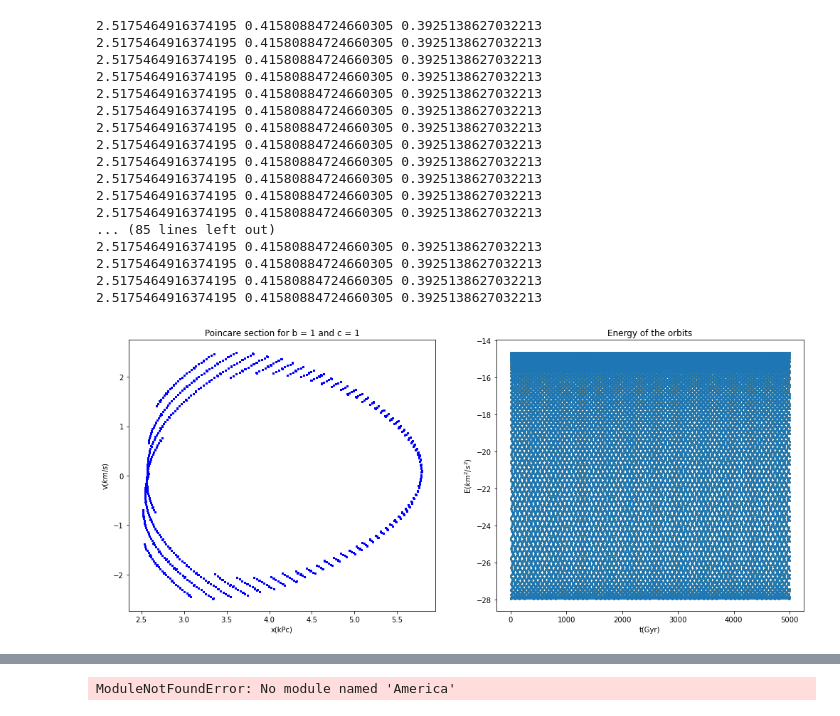
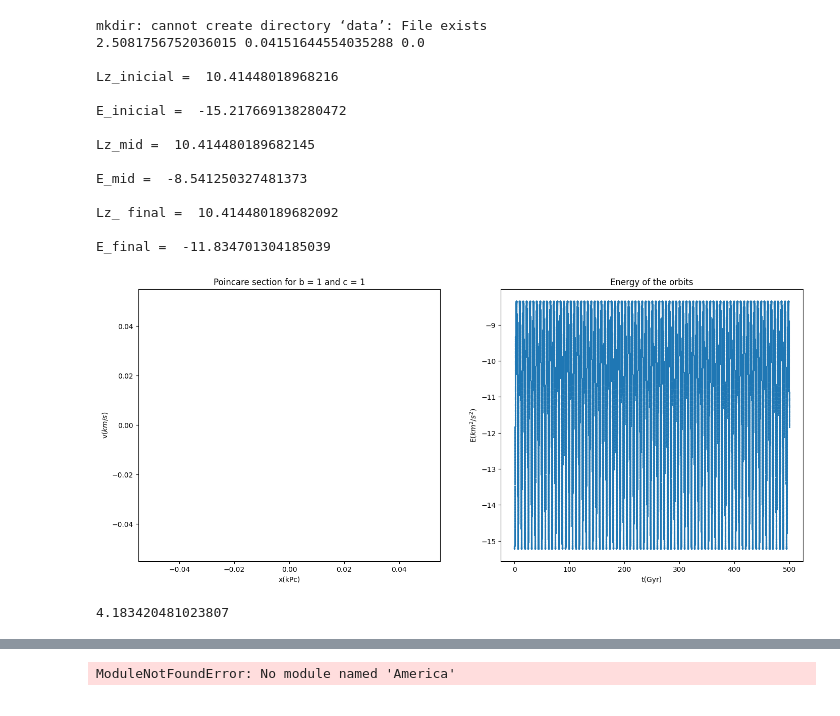
Before and after one commit to gwill704/Galactic_Chaos, a Jupyter notebook: plots.ipynb, the cells around one changed output, grey strips where cells are left out. Cells and saved outputs as stored; diff of their text form; code cells hidden in the pictures.

```diff
--- a/plots.ipynb
+++ b/plots.ipynb
@@ -7,66 +7,71 @@ from CHAOS import Chaos
 ! mkdir data
 
 # Parameters
-N = 101# Number of stars
-dt = 0.1 # Time step in Gyr
+N = 1# Number of stars
+dt = 0.01 # Time step in Gyr
 rc = 10 # Reference length
 
 # Asymetry parameters
 b = 1
-c = 1
+c = 0.5
 
 # Initial velocities
 vx0 = 0
 
 vy0_1 = 3.8
 vy0_2 = 4.2
 vy0 = rd.uniform(vy0_1,vy0_2)
 
-vz0_1 = 3.8
-vz0_2 = 4.2
+vz0_1 = 0
+vz0_2 = 0.5
 vz0 = rd.uniform(vz0_1,vz0_2)
 
 # Initial point
 x0_1 = 2.5
-x0_2 = 2.6
+x0_2 = 3.0
 x0 = rd.uniform(x0_1,x0_2)
 y0, z0 = 0, 0
 
 
 plt.figure(figsize =(17,7))
-plt
+
 for k in range (0, N ):
-    datos = Chaos(vx0, vy0, vz0, dt, b, c, rc)
+    datos = Chaos(vx0, rd.uniform(vy0_1,vy0_2), rd.uniform(vz0_1,vz0_2), dt, b, c, rc)
     pos, vel, energy, poin, ace = datos.verlet(x0,y0,z0, k)
     plt.subplot(1,2,1)
     plt.xlabel('x(kPc)')
     plt.ylabel('v($km/s$)')
     plt.title('Poincare section for b = {} and c = {}'.format(b,c))
     plt.plot(poin[0], poin[1], 'b*', markersize=2)
     plt.subplot(1,2,2)
     plt.xlabel('t(Gyr)')
     plt.ylabel('E($km^2$/$s^2$)')
     plt.title('Energy of the orbits')
     plt.plot(energy[1], energy[0], '*', label = 'energy of particule '+str(k) , markersize=2)
     plt.savefig('data/Poincareb='+str(b)+' c='+str(c)+' N='+str(N)+' lim x0 = ['+str(x0_1)+','+str(x0_2)+'] lim vy0 = ['+str(vy0_1)+','+str(vy0_2)+'] lim vz0 = ['+str(vz0_1)+','+str(vz0_2)+' rc = '+str(rc)+'.png')
+
+#ax = plt.axes(projection='3d')
+#ax.plot3D(pos[0], pos[1], pos[2], '*')
+#plt.savefig('data/Orbits='+str(b)+' c='+str(c)+' N='+str(N)+' lim x0 = ['+str(x0_1)+','+str(x0_2)+'] lim vy0 = ['+str(vy0_1)+','+str(vy0_2)+'] lim vz0 = ['+str(vz0_1)+','+str(vz0_2)+' rc = '+str(rc)+'.png')
     #plt.legend()
     #plt.savefig('data/Energy b='+str(b)+' c='+str(c)+' N='+str(N)+'.png')
 # %% [output]
-2.5175464916374195 0.41580884724660305 0.3925138627032213
-2.5175464916374195 0.41580884724660305 0.3925138627032213
-2.5175464916374195 0.41580884724660305 0.3925138627032213
-2.5175464916374195 0.41580884724660305 0.3925138627032213
-2.5175464916374195 0.41580884724660305 0.3925138627032213
-2.5175464916374195 0.41580884724660305 0.3925138627032213
-2.5175464916374195 0.41580884724660305 0.3925138627032213
-2.5175464916374195 0.41580884724660305 0.3925138627032213
-2.5175464916374195 0.41580884724660305 0.3925138627032213
-2.5175464916374195 0.41580884724660305 0.3925138627032213
-2.5175464916374195 0.41580884724660305 0.3925138627032213
-2.5175464916374195 0.41580884724660305 0.3925138627032213
-... (85 lines left out)
-2.5175464916374195 0.41580884724660305 0.3925138627032213
-2.5175464916374195 0.41580884724660305 0.3925138627032213
-2.5175464916374195 0.41580884724660305 0.3925138627032213
-2.5175464916374195 0.41580884724660305 0.3925138627032213
+mkdir: cannot create directory ‘data’: File exists
+2.5081756752036015 0.04151644554035288 0.0
+
+Lz_inicial =  10.41448018968216
+
+E_inicial =  -15.217669138280472
+
+Lz_mid =  10.414480189682145
+
+E_mid =  -8.541250327481373
+
+Lz_ final =  10.414480189682092
+
+E_final =  -11.834701304185039
-[figure, old version]
+[figure, new version]
+# %%
+vy0
+# %% [output]
+4.183420481023807
```
Also changed, not shown: parts of 2 cells of this notebook, 1 other file.
